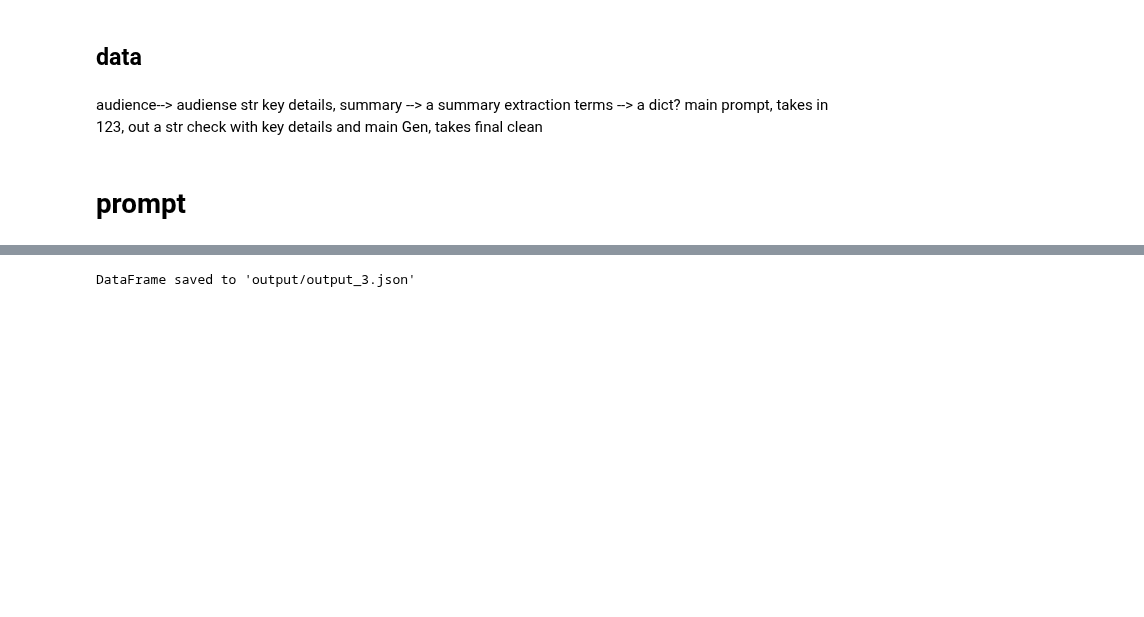
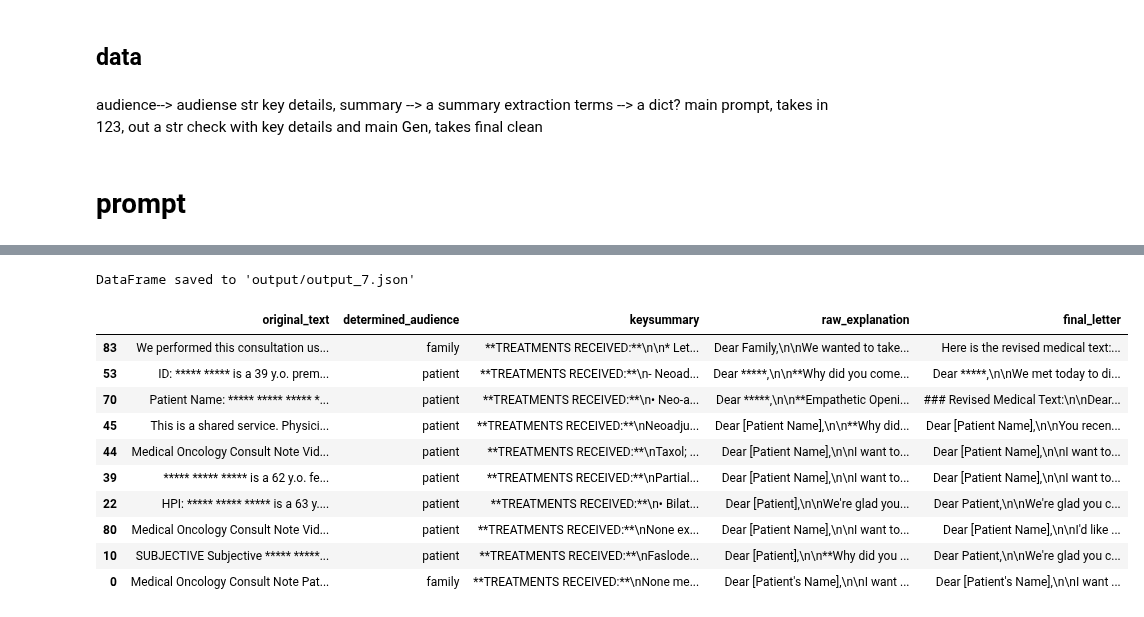
Before and after one commit to yizhoucc/med_dict, a Jupyter notebook: work flow v8.ipynb, the cells around one changed output, grey strips where cells are left out. Saved outputs shown, nothing was run; the diff lists cells and outputs as text; code cells hidden in the pictures; blank space fills up the shorter version.

```diff
--- a/work flow v8.ipynb
+++ b/work flow v8.ipynb
@@ -85,7 +85,7 @@ filtered_meddict = {word: explanation for word, explanation in meddict.items()
 meddict=filtered_meddict
 # load data
 df = pd.read_csv('/mnt/c/Users/yc/Downloads/coral/unannotated/data/breastca_unannotated.csv')
-df = df.sample(2, random_state=42)
+df = df.sample(10, random_state=42)
 text=df.iloc[0]['note_text']
 # %% [markdown]
 audience--> audiense str
@@ -496,23 +533,43 @@ Processing row 54/2...
 # %%
 
-# Convert to DataFrame
-results_df = pd.DataFrame(all_results)
+# # Convert to DataFrame
+# results_df = pd.DataFrame(all_results).T
+# results_df.drop(columns=['annotated_text'], inplace=True)
 
-# Save to CSV
-base_filename = 'output/output'
-extension = '.json'
-output_filename = base_filename + extension
-counter = 1
+# # csv
 
-while os.path.exists(output_filename):
-    output_filename = f"{base_filename}_{counter}{extension}"
-    counter += 1
 
-results_df.to_json(output_filename, orient='index', indent=2)
 
-# Read back
-# df = pd.read_json(output_filename, orient='index')
 
-print(f"DataFrame saved to '{output_filename}'")
+# # json
+# # base_filename = 'output/output'
+# # extension = '.json'
+# # output_filename = base_filename + extension
+# # counter = 1
+
+# # while os.path.exists(output_filename):
+# #     output_filename = f"{base_filename}_{counter}{extension}"
+# #     counter += 1
+
+# # results_df.to_json(output_filename, orient='index', indent=2)
+
+# # # Read back
+# # # df = pd.read_json(output_filename, orient='index')
+
+# # print(f"DataFrame saved to '{output_filename}'")
 # %% [output]
-DataFrame saved to 'output/output_3.json'
+DataFrame saved to 'output/output_7.json'
+# %%
+results_df
+# %% [output]
+|  | original_text | determined_audience | keysummary | raw_explanation | final_letter |
+| 83 | We performed this consultation us... | family | **TREATMENTS RECEIVED:**\n\n* Let... | Dear Family,\n\nWe wanted to take... | Here is the revised medical text:... |
+| 53 | ID: ***** ***** is a 39 y.o. prem... | patient | **TREATMENTS RECEIVED:**\n- Neoad... | Dear *****,\n\n**Why did you come... | Dear *****,\n\nWe met today to di... |
+| 70 | Patient Name: ***** ***** ***** *... | patient | **TREATMENTS RECEIVED:**\n• Neo-a... | Dear *****,\n\n**Empathetic Openi... | ### Revised Medical Text:\n\nDear... |
+| 45 | This is a shared service. Physici... | patient | **TREATMENTS RECEIVED:**\nNeoadju... | Dear [Patient Name],\n\n**Why did... | Dear [Patient Name],\n\nYou recen... |
+| 44 | Medical Oncology Consult Note Vid... | patient | **TREATMENTS RECEIVED:**\nTaxol; ... | Dear [Patient Name],\n\nI want to... | Dear [Patient Name],\n\nI want to... |
+| 39 | ***** ***** ***** is a 62 y.o. fe... | patient | **TREATMENTS RECEIVED:**\nPartial... | Dear [Patient Name],\n\nI want to... | Dear [Patient Name],\n\nI want to... |
+| 22 | HPI: ***** ***** ***** is a 63 y.... | patient | **TREATMENTS RECEIVED:**\n• Bilat... | Dear [Patient],\n\nWe're glad you... | Dear Patient,\n\nWe're glad you c... |
+| 80 | Medical Oncology Consult Note Vid... | patient | **TREATMENTS RECEIVED:**\nNone ex... | Dear [Patient Name],\n\nI want to... | Dear [Patient Name],\n\nI'd like ... |
+| 10 | SUBJECTIVE Subjective ***** *****... | patient | **TREATMENTS RECEIVED:**\nFaslode... | Dear [Patient],\n\n**Why did you ... | Dear Patient,\n\nWe're glad you c... |
+| 0 | Medical Oncology Consult Note Pat... | family | **TREATMENTS RECEIVED:**\nNone me... | Dear [Patient's Name],\n\nI want ... | Dear [Patient's Name],\n\nI want ... |
```
Also changed, not shown: parts of 2 cells of this notebook.
